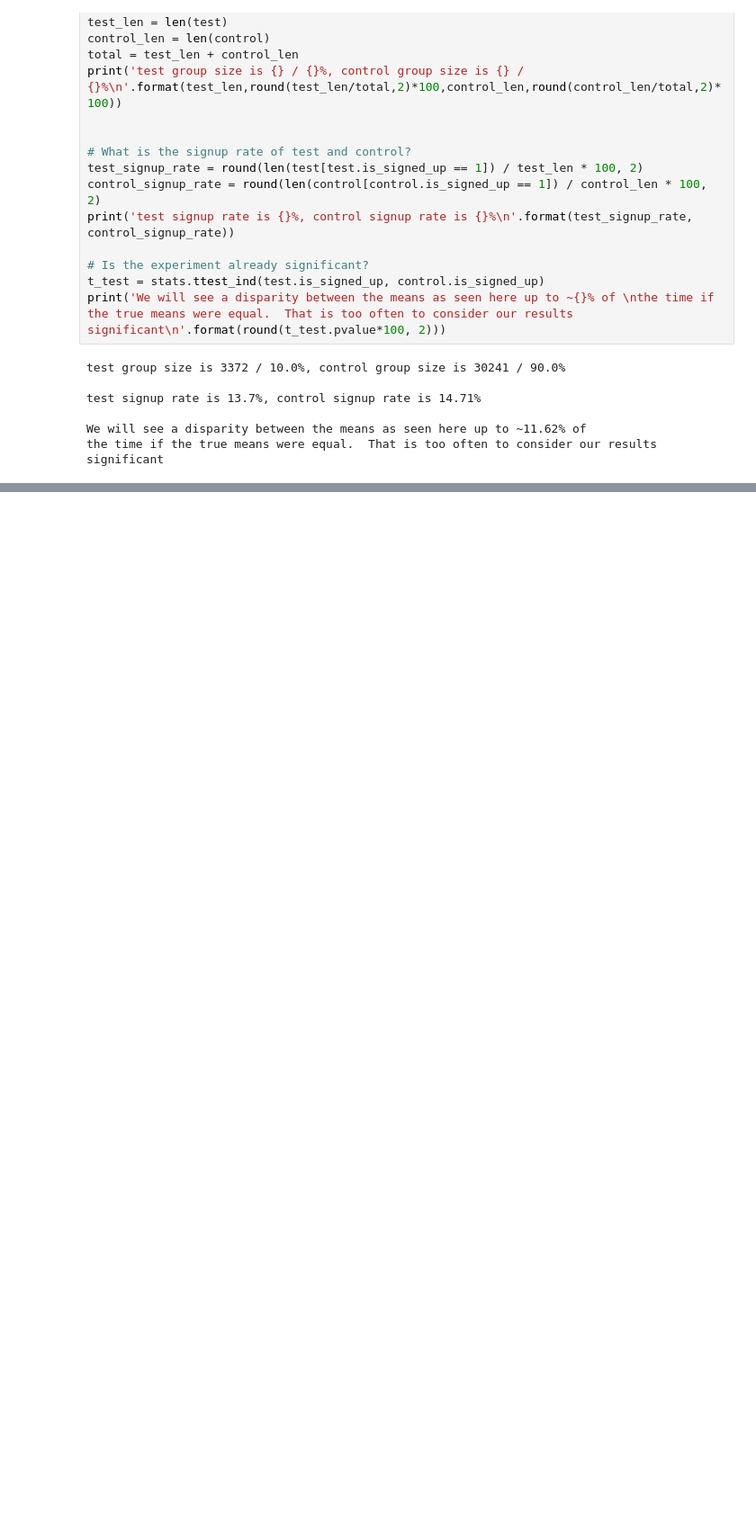
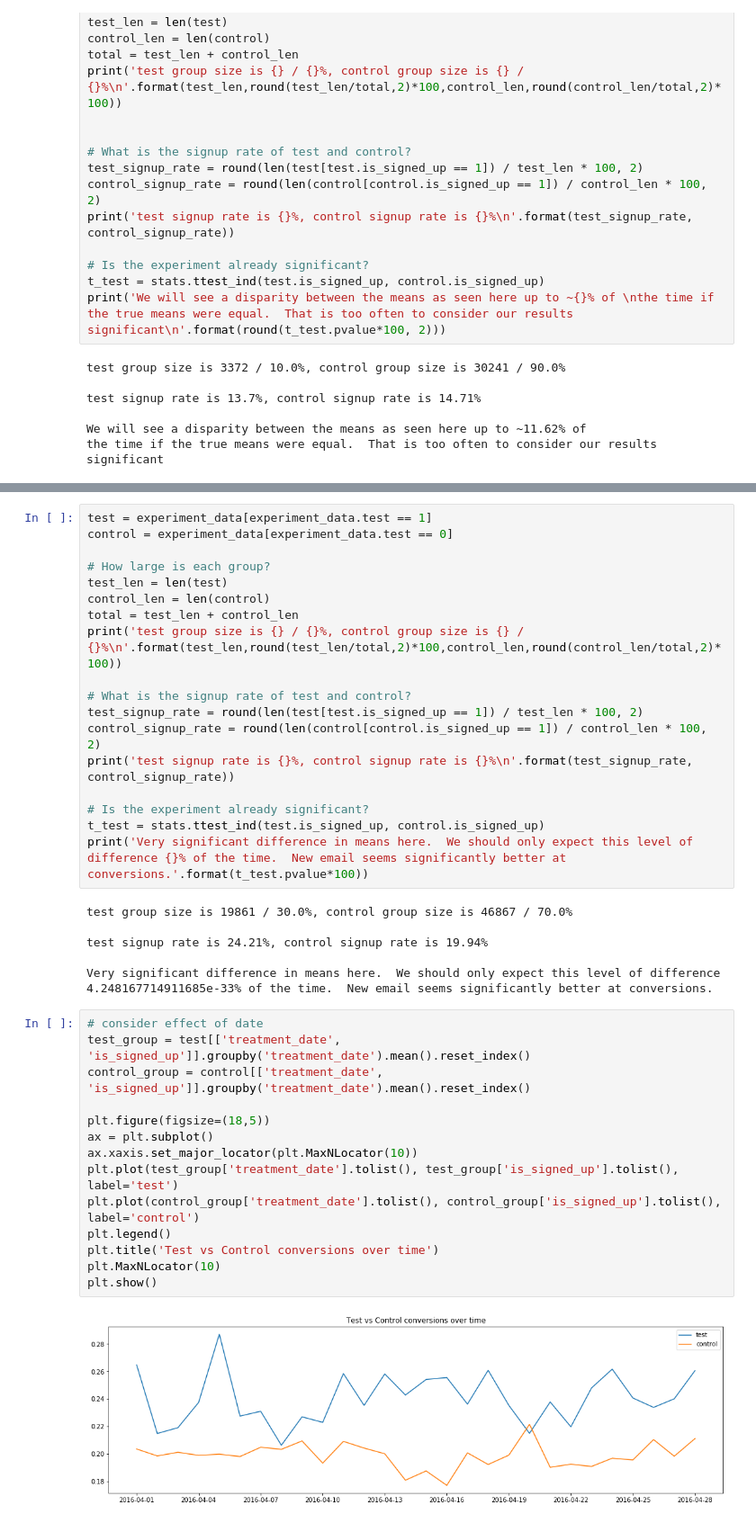
Before and after one commit to abd124abd/thinkful_data_science, a Jupyter notebook: bootcamp/unit_1/l_4/s_9/mock_experiment_walkthrough.ipynb, the cells around one changed output, grey strips where cells are left out. Shown at 90% size. Saved outputs shown, nothing was run; the diff lists cells and outputs as text; blank space fills up the shorter version.

```diff
--- a/bootcamp/unit_1/l_4/s_9/mock_experiment_walkthrough.ipynb
+++ b/bootcamp/unit_1/l_4/s_9/mock_experiment_walkthrough.ipynb
@@ -65,0 +74,40 @@ plt.show()
+# %%
+test = experiment_data[experiment_data.test == 1]
+control = experiment_data[experiment_data.test == 0]
+
+# How large is each group?
+test_len = len(test)
+control_len = len(control)
+total = test_len + control_len
+print('test group size is {} / {}%, control group size is {} / {}%\n'.format(test_len,round(test_len/total,2)*100,control_len,round(control_len/total,2)*100))
+
+# What is the signup rate of test and control?
+test_signup_rate = round(len(test[test.is_signed_up == 1]) / test_len * 100, 2)
+control_signup_rate = round(len(control[control.is_signed_up == 1]) / control_len * 100, 2)
+print('test signup rate is {}%, control signup rate is {}%\n'.format(test_signup_rate, control_signup_rate))
+
+# Is the experiment already significant?
+t_test = stats.ttest_ind(test.is_signed_up, control.is_signed_up)
+print('Very significant difference in means here.  We should only expect this level of difference {}% of the time.  New email seems significantly better at conversions.'.format(t_test.pvalue*100))
+# %% [output]
+test group size is 19861 / 30.0%, control group size is 46867 / 70.0%
+
+test signup rate is 24.21%, control signup rate is 19.94%
+
+Very significant difference in means here.  We should only expect this level of difference 4.248167714911685e-33% of the time.  New email seems significantly better at conversions.
+# %%
+# consider effect of date
+test_group = test[['treatment_date', 'is_signed_up']].groupby('treatment_date').mean().reset_index()
+control_group = control[['treatment_date', 'is_signed_up']].groupby('treatment_date').mean().reset_index()
+
+plt.figure(figsize=(18,5))
+ax = plt.subplot()
+ax.xaxis.set_major_locator(plt.MaxNLocator(10))
+plt.plot(test_group['treatment_date'].tolist(), test_group['is_signed_up'].tolist(), label='test')
+plt.plot(control_group['treatment_date'].tolist(), control_group['is_signed_up'].tolist(), label='control')
+plt.legend()
+plt.title('Test vs Control conversions over time')
+plt.MaxNLocator(10)
+plt.show()
+# %% [output]
+[figure, added]
```
Also changed, not shown: parts of 2 cells of this notebook.
